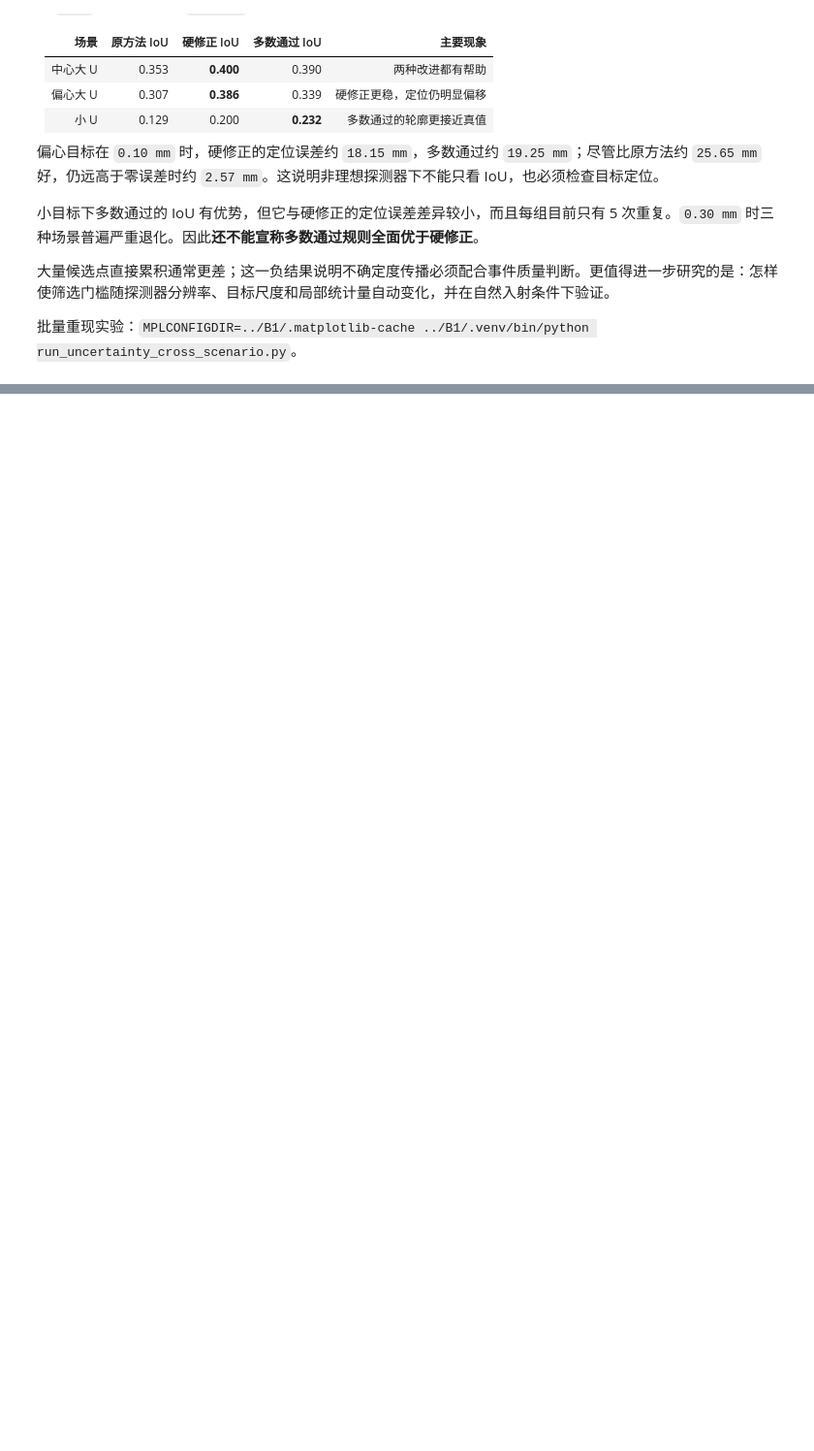
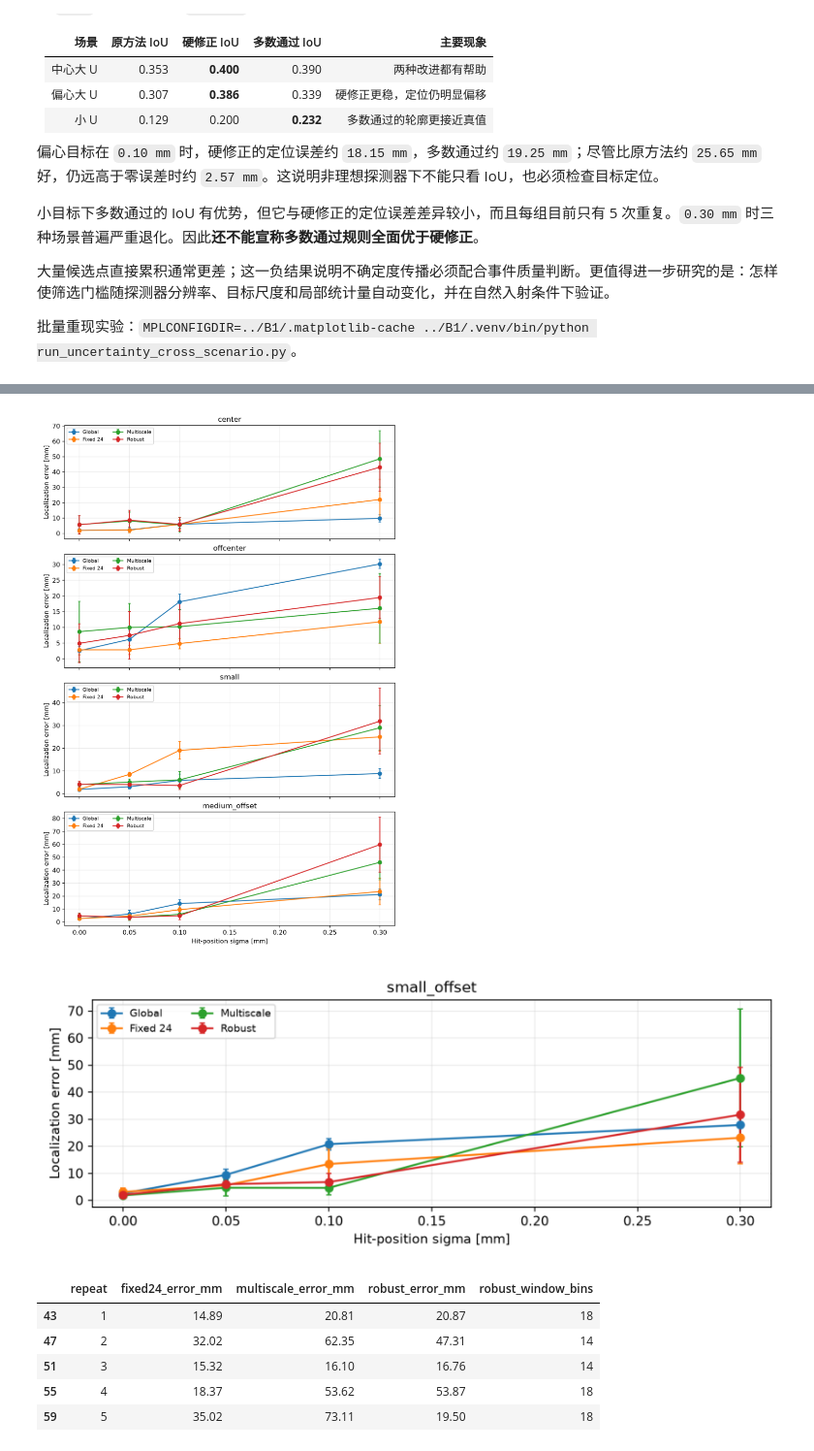
Before and after one commit to Xuyysy/muon-imaging-reconstruction, a Jupyter notebook: muon_analysis/analysis.ipynb, the cells around one changed output, grey strips where cells are left out. Shown at 97% size. Cells and saved outputs as stored; diff of their text form; code cells hidden in the pictures; blank space fills up the shorter version.

```diff
--- a/muon_analysis/analysis.ipynb
+++ b/muon_analysis/analysis.ipynb
@@ -901,0 +1102,15 @@ plt.show()
+# %%
+# 下面只读取实验生成的 CSV，不重新运行 Geant4。
+ROBUST_DIR = Path('robust_localization_results')
+robust_dev = pd.read_csv(
+    ROBUST_DIR / 'robust_summary_center_offcenter_small_medium_offset.csv'
+)
+robust_holdout = pd.read_csv(ROBUST_DIR / 'robust_summary_small_offset.csv')
+robust_summary = pd.concat([robust_dev, robust_holdout], ignore_index=True)
+
+# 聚焦 5000 事件；每项是 5 次重复的平均二维定位误差，单位 mm。
+display(robust_summary[robust_summary['event_count'] == 5000][[
+    'scenario', 'position_sigma_mm', 'global_error_mm_mean',
+    'fixed24_error_mm_mean', 'multiscale_error_mm_mean',
+    'robust_error_mm_mean', 'robust_window_bins_mean'
+]].round(2))
@@ -901,0 +1141,29 @@ plt.show()
+# %%
+# 两张图分别展示旧场景与完全新场景。纵轴越低越好。
+for figure_name in (
+    'robust_comparison_center_offcenter_small_medium_offset.png',
+    'robust_comparison_small_offset.png',
+):
+    plt.figure(figsize=(11, 14 if 'center_offcenter_small' in figure_name else 4))
+    plt.imshow(plt.imread(ROBUST_DIR / figure_name))
+    plt.axis('off')
+    plt.show()
+
+# 看新场景高噪声下每一次重复的结果，避免只看平均值。
+holdout_repeats = pd.read_csv(ROBUST_DIR / 'robust_by_repeat_small_offset.csv')
+display(holdout_repeats[
+    (holdout_repeats['event_count'] == 5000)
+    & (holdout_repeats['position_sigma_mm'] == 0.30)
+][[
+    'repeat', 'fixed24_error_mm', 'multiscale_error_mm',
+    'robust_error_mm', 'robust_window_bins'
+]].round(2))
+# %% [output]
+[figure, added]
+[figure, added]
+|  | repeat | fixed24_error_mm | multiscale_error_mm | robust_error_mm | robust_window_bins |
+| 43 | 1 | 14.89 | 20.81 | 20.87 | 18 |
+| 47 | 2 | 32.02 | 62.35 | 47.31 | 14 |
+| 51 | 3 | 15.32 | 16.10 | 16.76 | 14 |
+| 55 | 4 | 18.37 | 53.62 | 53.87 | 18 |
+| 59 | 5 | 35.02 | 73.11 | 19.50 | 18 |
```
Also changed, not shown: parts of 13 cells of this notebook, 29 other files.
